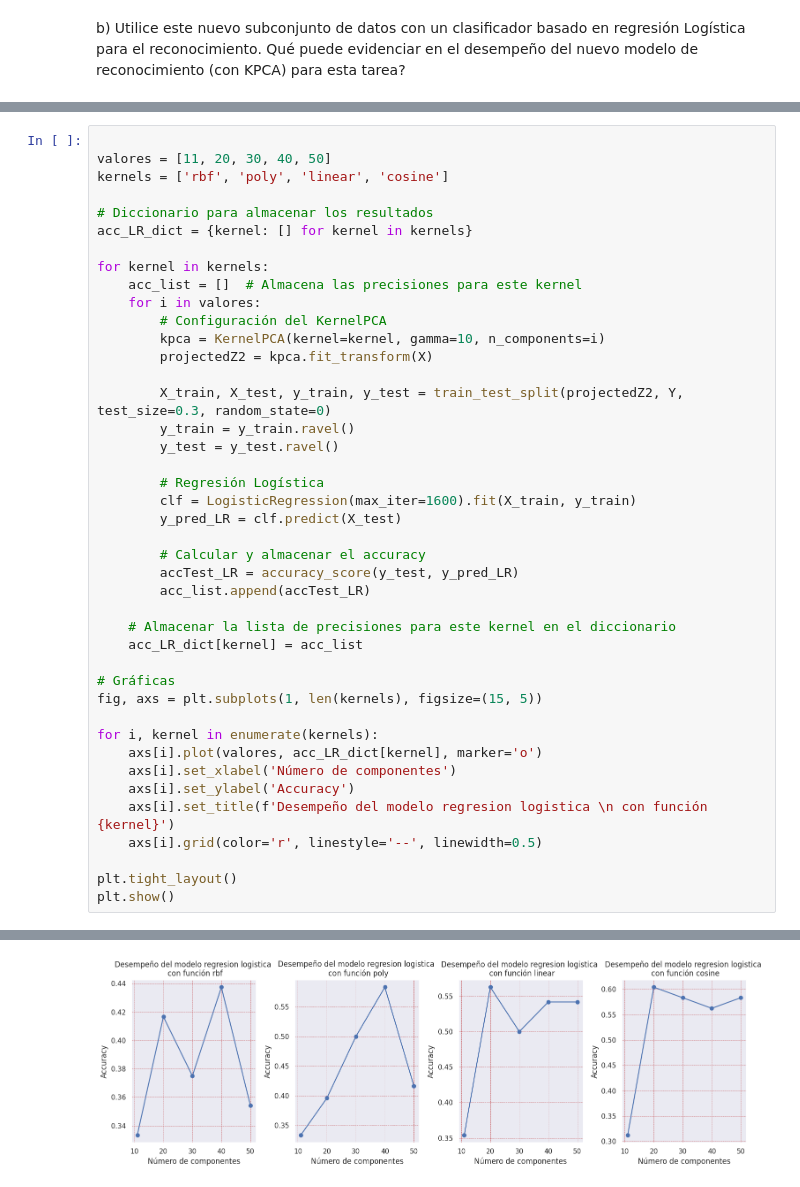
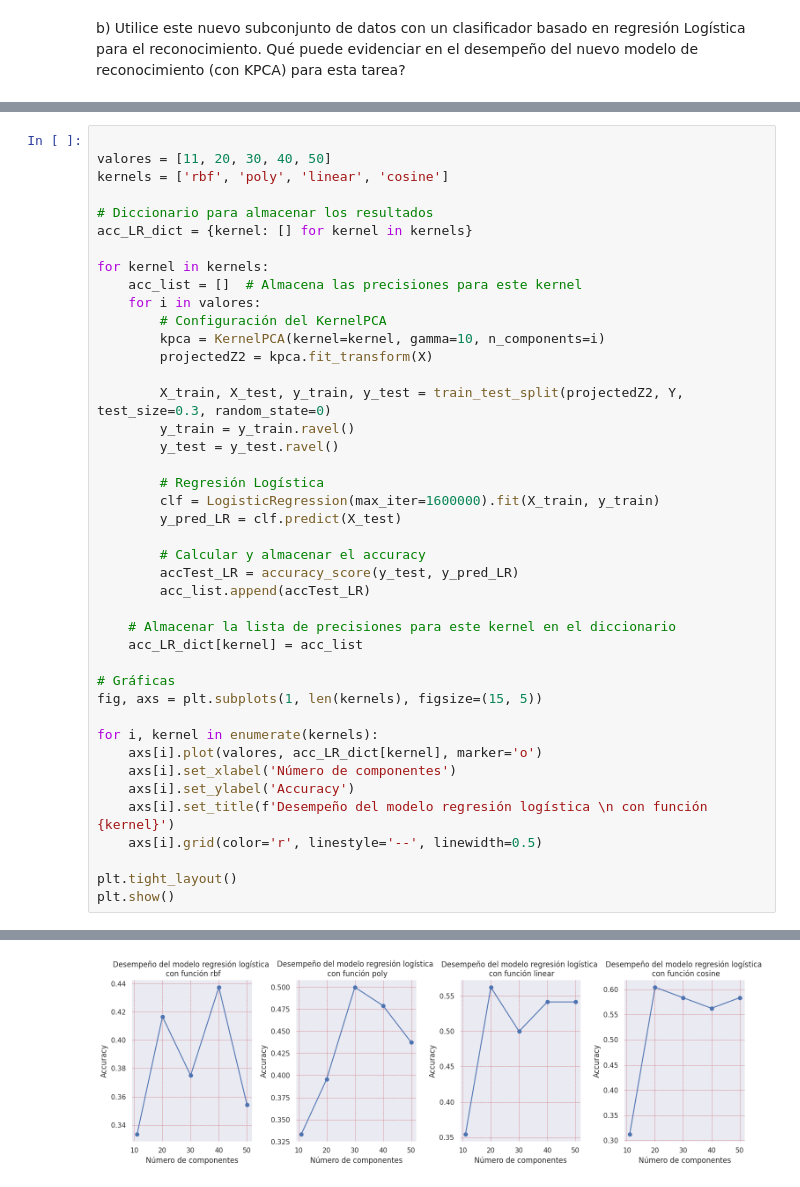
Before and after one commit to JoseOrtiz23/Miniproyecto_2, a Jupyter notebook: Miniproyecto_2.ipynb, the cells around one changed output, grey strips where cells are left out. Drawn from its saved outputs; the diff is of its cells as text.

```diff
--- a/Miniproyecto_2.ipynb
+++ b/Miniproyecto_2.ipynb
@@ -424,7 +434,7 @@ for kernel in kernels:
         y_test = y_test.ravel()
 
         # Regresión Logística
-        clf = LogisticRegression(max_iter=1600).fit(X_train, y_train)
+        clf = LogisticRegression(max_iter=1600000).fit(X_train, y_train)
         y_pred_LR = clf.predict(X_test)
 
         # Calcular y almacenar el accuracy
@@ -441,7 +451,7 @@ for i, kernel in enumerate(kernels):
     axs[i].plot(valores, acc_LR_dict[kernel], marker='o')
     axs[i].set_xlabel('Número de componentes')
     axs[i].set_ylabel('Accuracy')
-    axs[i].set_title(f'Desempeño del modelo regresion logistica \n con función {kernel}')
+    axs[i].set_title(f'Desempeño del modelo regresión logística \n con función {kernel}')
     axs[i].grid(color='r', linestyle='--', linewidth=0.5)
 
 plt.tight_layout()
@@ -464,3 +467,3 @@ Please also refer to the documentation for alternative solver options:
-[figure, old version]
+[figure, new version]
 # %% [markdown]
 ##**Análisis**
```
Also changed, not shown: parts of 6 cells of this notebook.
